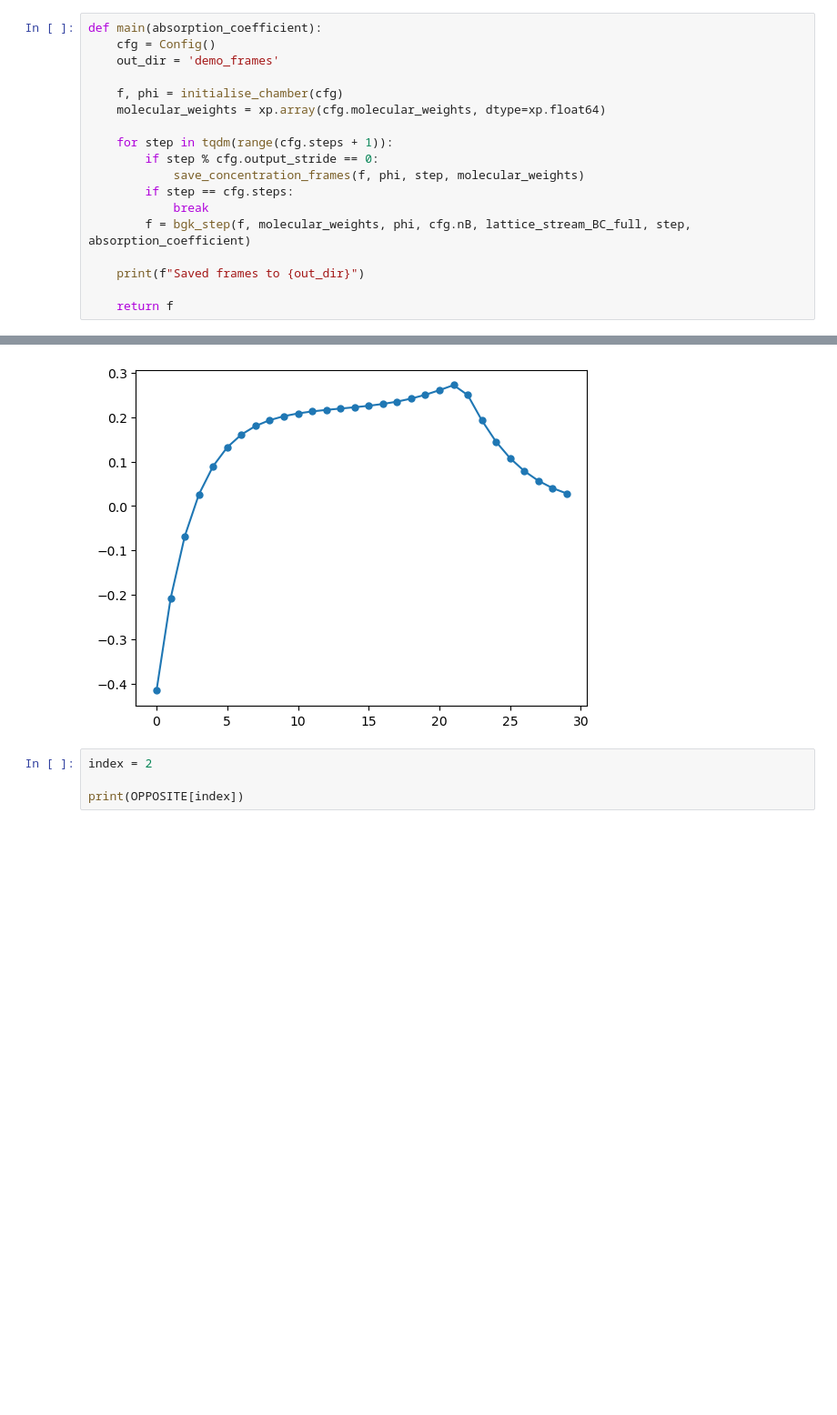
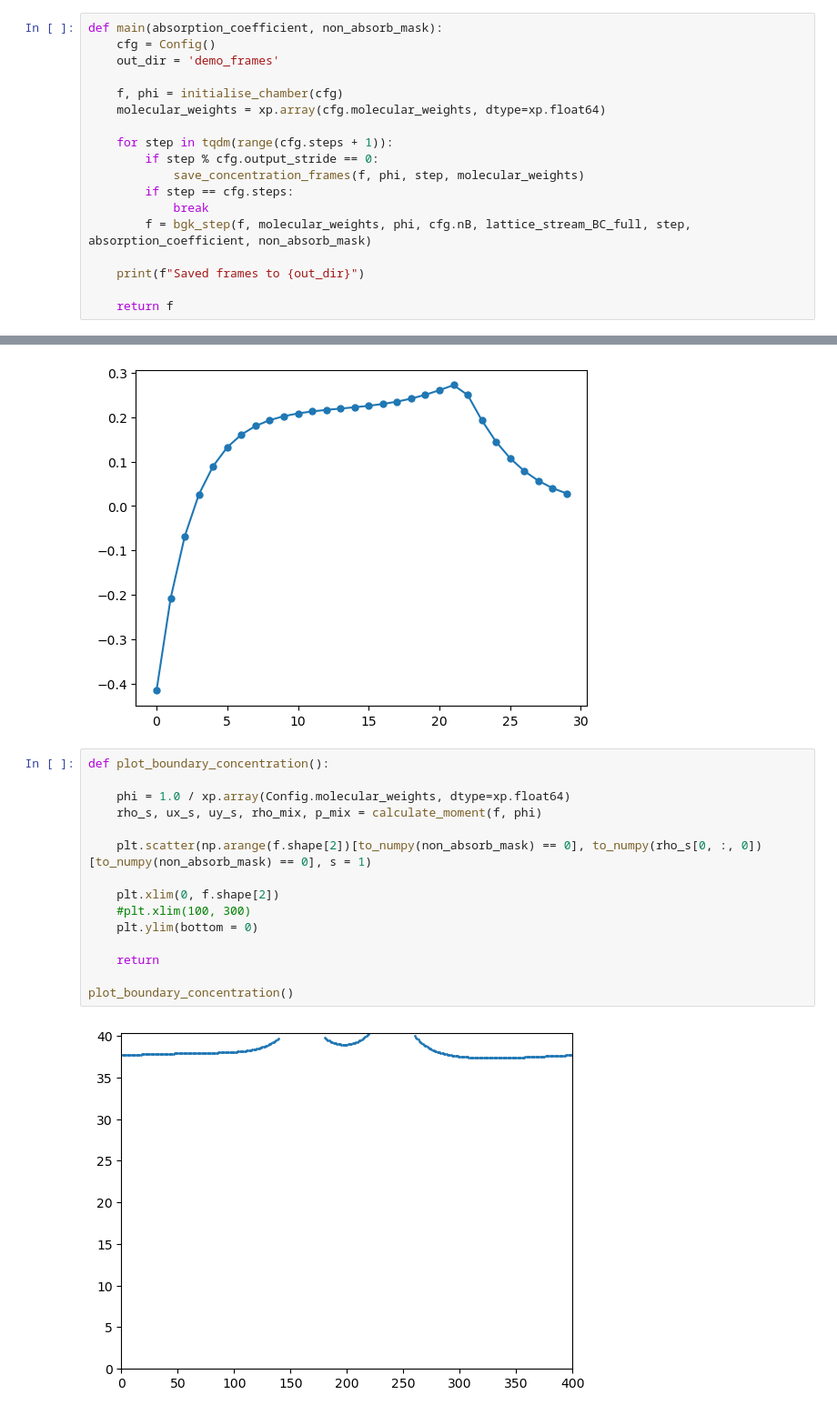
Before and after one commit to yuchenyan0107/LBM_Diffusion, a Jupyter notebook: cupy_compatible/demo_triple_species.ipynb, the cells around one changed output, grey strips where cells are left out. Shown at 91% size. Saved outputs shown, nothing was run; the diff lists cells and outputs as text; blank space fills up the shorter version.

```diff
--- a/cupy_compatible/demo_triple_species.ipynb
+++ b/cupy_compatible/demo_triple_species.ipynb
@@ -53,7 +53,7 @@ def initialise_chamber(config: Config):
     f[...] = feq
     return f, phi
 # %%
-def main(absorption_coefficient):
+def main(absorption_coefficient, non_absorb_mask):
     cfg = Config()
     out_dir = 'demo_frames'
 
@@ -65,7 +65,7 @@ def main(absorption_coefficient):
             save_concentration_frames(f, phi, step, molecular_weights)
         if step == cfg.steps:
             break
-        f = bgk_step(f, molecular_weights, phi, cfg.nB, lattice_stream_BC_full, step, absorption_coefficient)
+        f = bgk_step(f, molecular_weights, phi, cfg.nB, lattice_stream_BC_full, step, absorption_coefficient, non_absorb_mask)
 
     print(f"Saved frames to {out_dir}")
 
@@ -147,7 +159,20 @@ plt.plot(absorption_measured/absorption_rates, marker="o", markersize=5)
 # %% [output]
 [<matplotlib.lines.Line2D at 0x...>]
 [figure]
-# %%
-index = 2
-
-print(OPPOSITE[index])
+# %%
+def plot_boundary_concentration():
+
+    phi = 1.0 / xp.array(Config.molecular_weights, dtype=xp.float64)
+    rho_s, ux_s, uy_s, rho_mix, p_mix = calculate_moment(f, phi)
+
+    plt.scatter(np.arange(f.shape[2])[to_numpy(non_absorb_mask) == 0], to_numpy(rho_s[0, :, 0])[to_numpy(non_absorb_mask) == 0], s = 1)
+
+    plt.xlim(0, f.shape[2])
+    #plt.xlim(100, 300)
+    plt.ylim(bottom = 0)
+
+    return
+
+plot_boundary_concentration()
+# %% [output]
+[figure, added]
```
Also changed, not shown: parts of 5 cells of this notebook, 2 other files.
